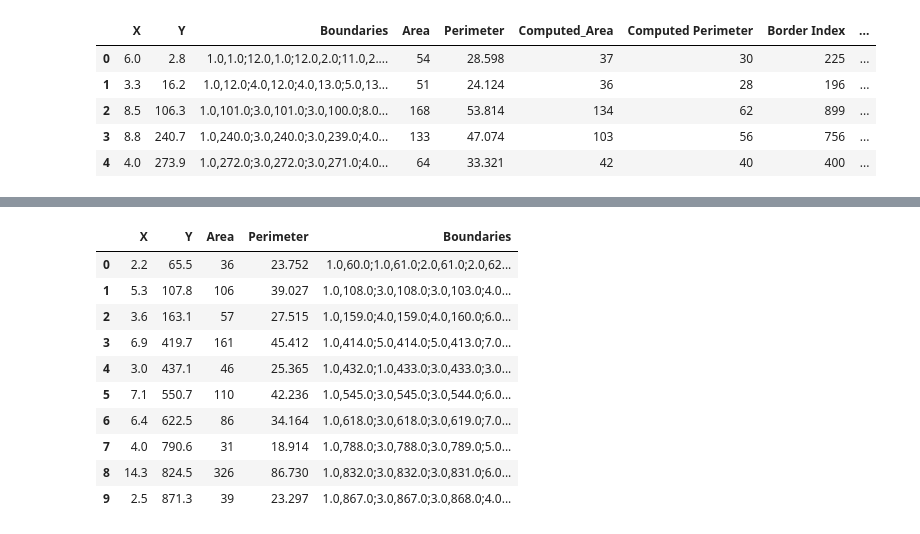
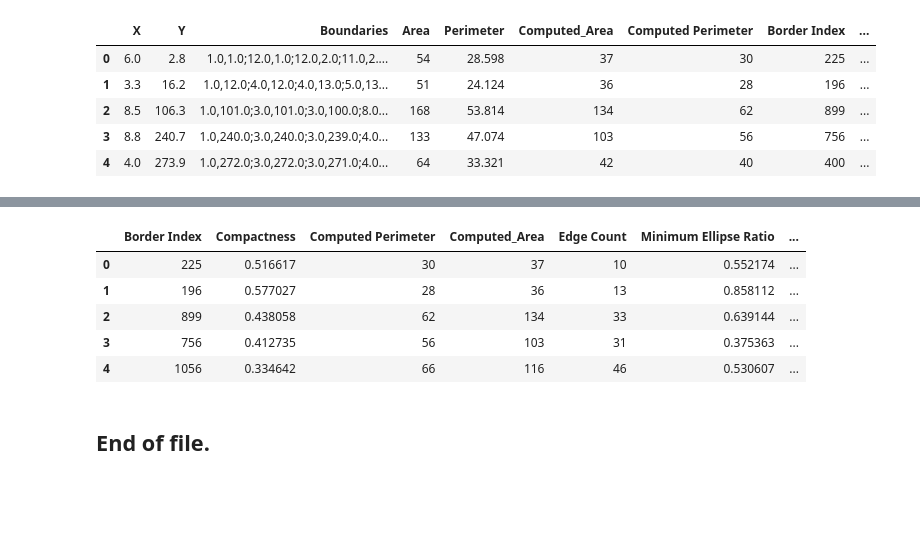
Before and after one commit to Sree-vathsan/CSE595_DataAnalyticsSoftwareStack, a Jupyter notebook: slide1.ipynb, the cells around one changed output, grey strips where cells are left out. Cells and saved outputs as stored; diff of their text form; code cells hidden in the pictures; blank space fills up the shorter version.

```diff
--- a/slide1.ipynb
+++ b/slide1.ipynb
@@ -394,14 +263,51 @@ print(len(points)-1)
-# %%
-dfSlide2.head(10)
-# %% [output]
-|  | X | Y | Area | Perimeter | Boundaries |
-| 0 | 2.2 | 65.5 | 36 | 23.752 | 1.0,60.0;1.0,61.0;2.0,61.0;2.0,62... |
-| 1 | 5.3 | 107.8 | 106 | 39.027 | 1.0,108.0;3.0,108.0;3.0,103.0;4.0... |
-| 2 | 3.6 | 163.1 | 57 | 27.515 | 1.0,159.0;4.0,159.0;4.0,160.0;6.0... |
-| 3 | 6.9 | 419.7 | 161 | 45.412 | 1.0,414.0;5.0,414.0;5.0,413.0;7.0... |
-| 4 | 3.0 | 437.1 | 46 | 25.365 | 1.0,432.0;1.0,433.0;3.0,433.0;3.0... |
-| 5 | 7.1 | 550.7 | 110 | 42.236 | 1.0,545.0;3.0,545.0;3.0,544.0;6.0... |
-| 6 | 6.4 | 622.5 | 86 | 34.164 | 1.0,618.0;3.0,618.0;3.0,619.0;7.0... |
-| 7 | 4.0 | 790.6 | 31 | 18.914 | 1.0,788.0;3.0,788.0;3.0,789.0;5.0... |
-| 8 | 14.3 | 824.5 | 326 | 86.730 | 1.0,832.0;3.0,832.0;3.0,831.0;6.0... |
-| 9 | 2.5 | 871.3 | 39 | 23.297 | 1.0,867.0;3.0,867.0;3.0,868.0;4.0... |
+# %%
+dfTexture = pd.read_csv('https://raw.githubusercontent.com/Sree-vathsan/CSE595_DataAnalyticsSoftwareStack/master/texture.csv')
+textureList = ['homogeneity', 'contrast', 'dissimilarity', 'entropy', 'mean']
+dfFinal = DataFrame(data=None, columns=candidateList)
+for i in range(0,len(textureList)):
+    candidateList.append(textureList[i])
+# %%
+#dfSlide1['X'].head()
+#print(dfTexture.head())
+#Add new Texture feature to the below List
+for i in range(0,len(dfTexture),1):
+    dfArr = dfTexture[i:1+i]
+    bnd_x1 = array(dfArr)[0][0]
+    bnd_x2 = array(dfArr)[0][1]
+    bnd_y1 = array(dfArr)[0][2]
+    bnd_y2 = array(dfArr)[0][3]
+    #print(dfArr)
+    #print(bnd_x1)
+    dfTemp = dfDisplay[dfDisplay['X'] > bnd_x1]
+    #print(len(dfTemp))
+    dfTemp = dfTemp[dfTemp['X'] < bnd_x2]
+    #print(len(dfTemp))
+    dfTemp = dfTemp[dfTemp['Y'] > bnd_y1]
+    #print(len(dfTemp))
+    dfTemp = dfTemp[dfTemp['Y'] < bnd_y2]
+    dfTemp[textureList[0]] = array(dfArr)[0][4]
+    dfTemp[textureList[1]] = array(dfArr)[0][5]
+    dfTemp[textureList[2]] = array(dfArr)[0][6]
+    dfTemp[textureList[3]] = array(dfArr)[0][7]
+    dfTemp[textureList[4]] = array(dfArr)[0][8]
+    dfFinal = dfFinal.append(dfTemp,ignore_index=True)
+    #print(dfFinal.head())
+    #print(len(dfSlide1[dfSlide1['X'] > bnd_x1 and dfSlide1['X'] < bnd_x2]))
+    #break
+    #print(len(dfSlide1[dfSlide1['X']>bnd_x1 and dfSlide1['X']<bnd_x2]))
+
+#a = dfTexture[len(dfTexture)-1:len(dfTexture)]
+#array(a)[0][0]
+# %%
+fileName = 'Features.csv'
+dfFinal.to_csv(path_or_buf=fileName, encoding='utf-8', header=True, index=False, columns=candidateList)
+dfFinal.head()
+# %% [output]
+|  | Border Index | Compactness | Computed Perimeter | Computed_Area | Edge Count | Minimum Ellipse Ratio | ... |
+| 0 | 225 | 0.516617 | 30 | 37 | 10 | 0.552174 | ... |
+| 1 | 196 | 0.577027 | 28 | 36 | 13 | 0.858112 | ... |
+| 2 | 899 | 0.438058 | 62 | 134 | 33 | 0.639144 | ... |
+| 3 | 756 | 0.412735 | 56 | 103 | 31 | 0.375363 | ... |
+| 4 | 1056 | 0.334642 | 66 | 116 | 46 | 0.530607 | ... |
+# %% [markdown]
+## End of file.
```
Also changed, not shown: parts of 6 cells of this notebook, 1 other file.
